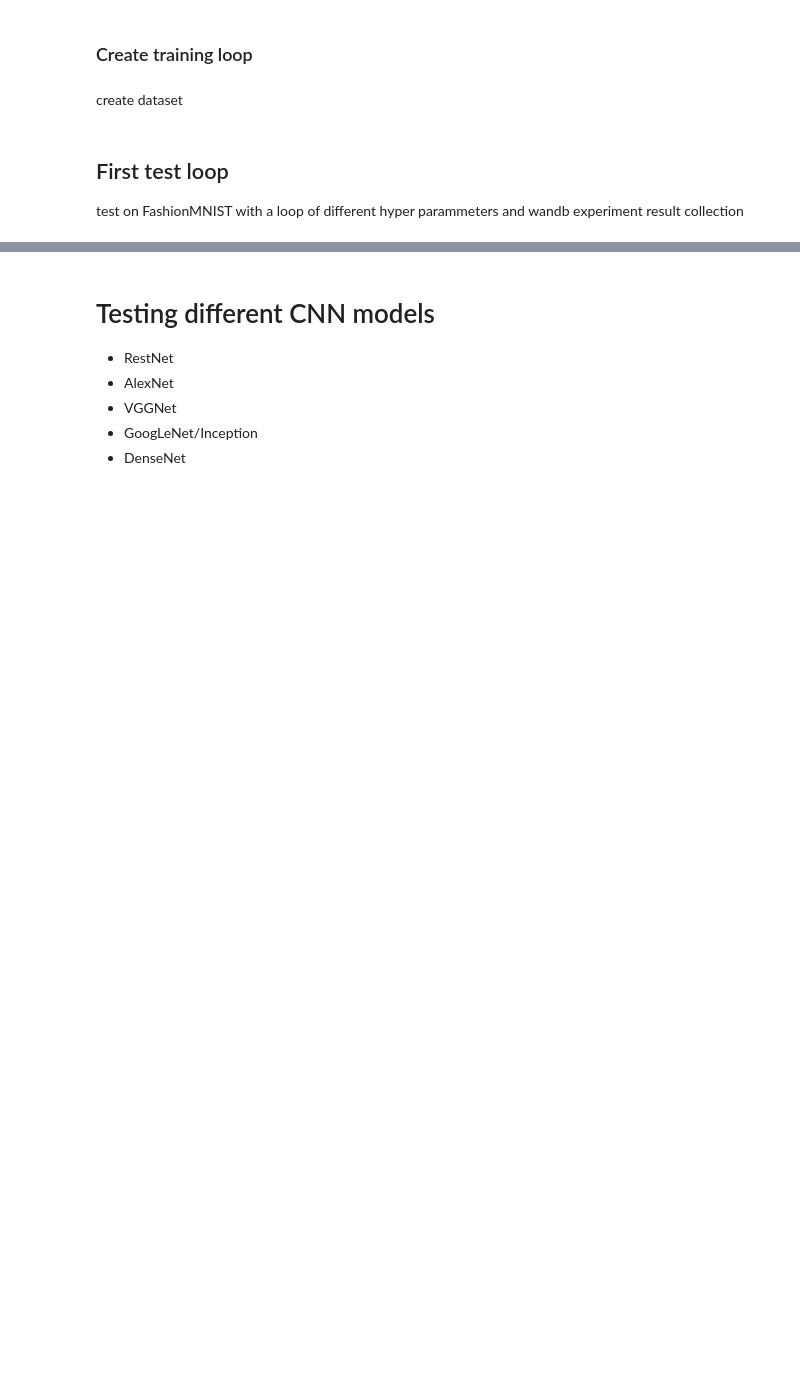
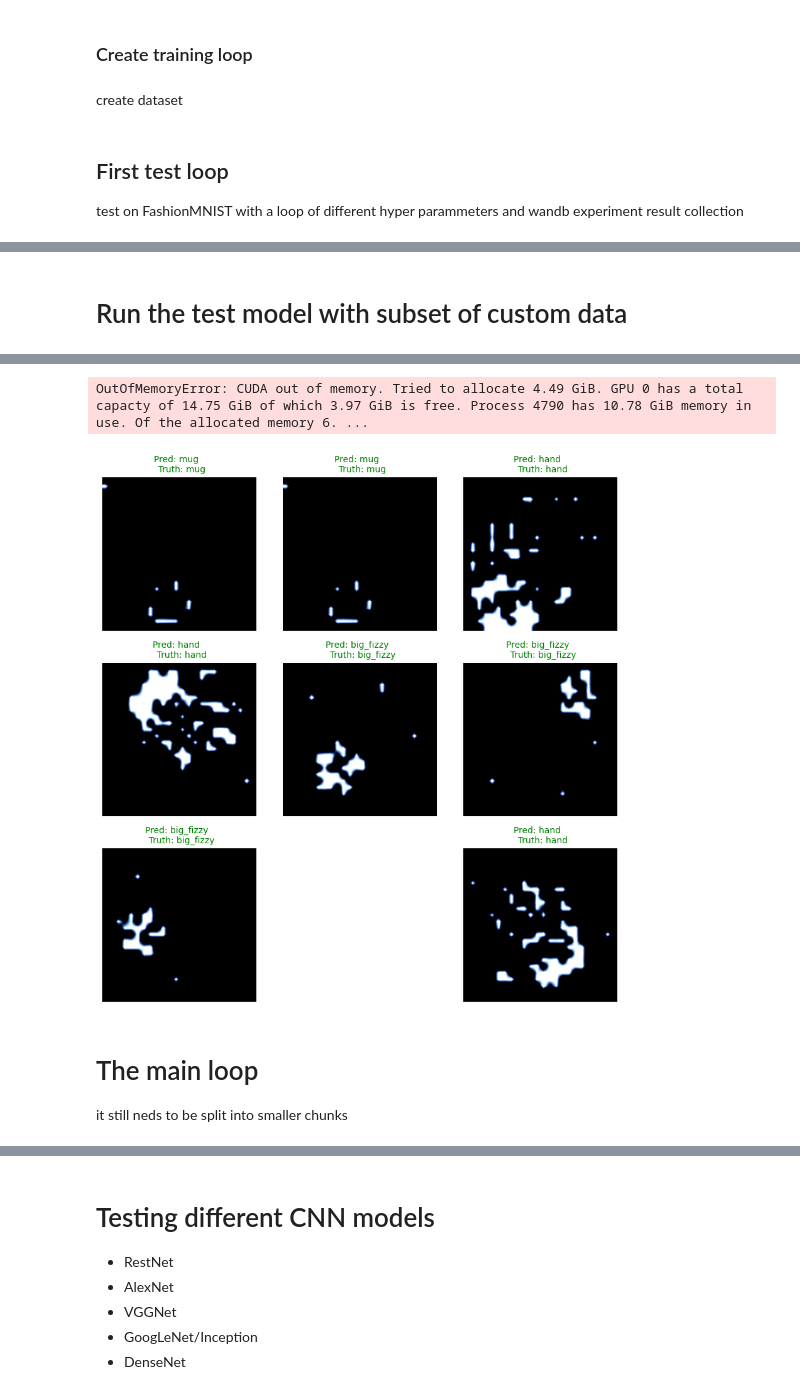
Before and after one commit to gugi200/final_project, a Jupyter notebook: project_y4.ipynb, the cells around one changed output, grey strips where cells are left out. Saved outputs shown, nothing was run; the diff lists cells and outputs as text; code cells hidden in the pictures; blank space fills up the shorter version.

Commit message:
smaller dataset works well

```diff
--- a/project_y4.ipynb
+++ b/project_y4.ipynb
@@ -234,7 +232,7 @@ for dir in dirs:
             imgNp_T = np.rot90(imgNp_T)
 
             im = Image.fromarray(imgNp)
-            im.save(f"{extendedDataPath}/{dir}/{dir}_{(8*index) + (2*(i+1))}.jpg")
+            im.save(f"{extendedDataPath}/{dir}/{dir}_{(index) + (2*(i+1))}.jpg")
 
             im = Image.fromarray(imgNp_T)
             im.save(f"{extendedDataPath}/{dir}/{dir}_{(index) + (2*(i+1)) + 1}.jpg")
@@ -278,7 +276,7 @@ else:
 for dir in dirs:
     files = os.listdir(extendedDataPath / dir)
     length = int(TRAIN_RATIO*len(files))
-    shuffled_list = random.shuffle(files)
+    random.shuffle(files)
 
     train_set = files[:length]
     test_set = files[length:]
@@ -330,7 +395,7 @@ else:
         image_class_path = image_path1 / class_name
         image_class_path.mkdir(parents=True, exist_ok=True)
 
-    for idx, (train_img, target) in enumerate(zip(train_data.data, train_data.targets)):
+    for idx, (train_img, target) in enumerate(zip(train_data.data[:1000], train_data.targets[:1000])):
         train_data_PIL = transform(train_img)
         file = "data_" + str(idx) + '.jpg'
         train_data_PIL.save(data_path / "FashionMNIST"/"train" / class_names[target] /file)
@@ -347,7 +412,7 @@ else:
         image_class_path.mkdir(parents=True, exist_ok=True)
         image_class_path.mkdir(parents=True, exist_ok=True)
 
-    for idx, (test_img, target) in enumerate(zip(test_data.data, test_data.targets)):
+    for idx, (test_img, target) in enumerate(zip(test_data.data[:250], test_data.targets[:250])):
         test_data_PIL = transform(test_img)
         file = "data_" + str(idx) + '.jpg'
         test_data_PIL.save(data_path / "FashionMNIST"/"test" / class_names[target] /file)
@@ -823,18 +1000,20 @@ class_names, len(targets), np.unique(np.array(targets)), max(targets)
+# %% [markdown]
+# Run the test model with subset of custom data
 # %%
 # test with no hyperparameter sweeping
 torch.manual_seed(42)
 torch.cuda.manual_seed(42)
 from torchvision.models import resnet50, ResNet50_Weights
-
+BATCH_SIZE = 16
 # get data
 train_dataloader, class_names, targets = create_dataset(
-                                    path=path_train,
+                                    path=shortTrain,
                                     batchsize=BATCH_SIZE,
                                 mean=[0.485, 0.456, 0.406],
                                 std=[0.229, 0.224, 0.225]
                                 )
 test_dataloader, _, _ = create_dataset(
-                            path=path_test,
+                            path=shortTest,
                             batchsize=BATCH_SIZE,
                                 mean=[0.485, 0.456, 0.406],
                                 std=[0.229, 0.224, 0.225]
@@ -928 +1125,7 @@ cpu
+OutOfMemoryError: CUDA out of memory. Tried to allocate 4.49 GiB. GPU 0 has a total capacty of 14.75 GiB of which 3.97 GiB is free. Process 4790 has 10.78 GiB memory in use. Of the allocated memory 6. ...
+[figure, added]
+# %% [markdown]
+# The main loop
+
+it still neds to be split into smaller chunks
 # %%
```
Also changed, not shown: parts of 38 cells of this notebook.
